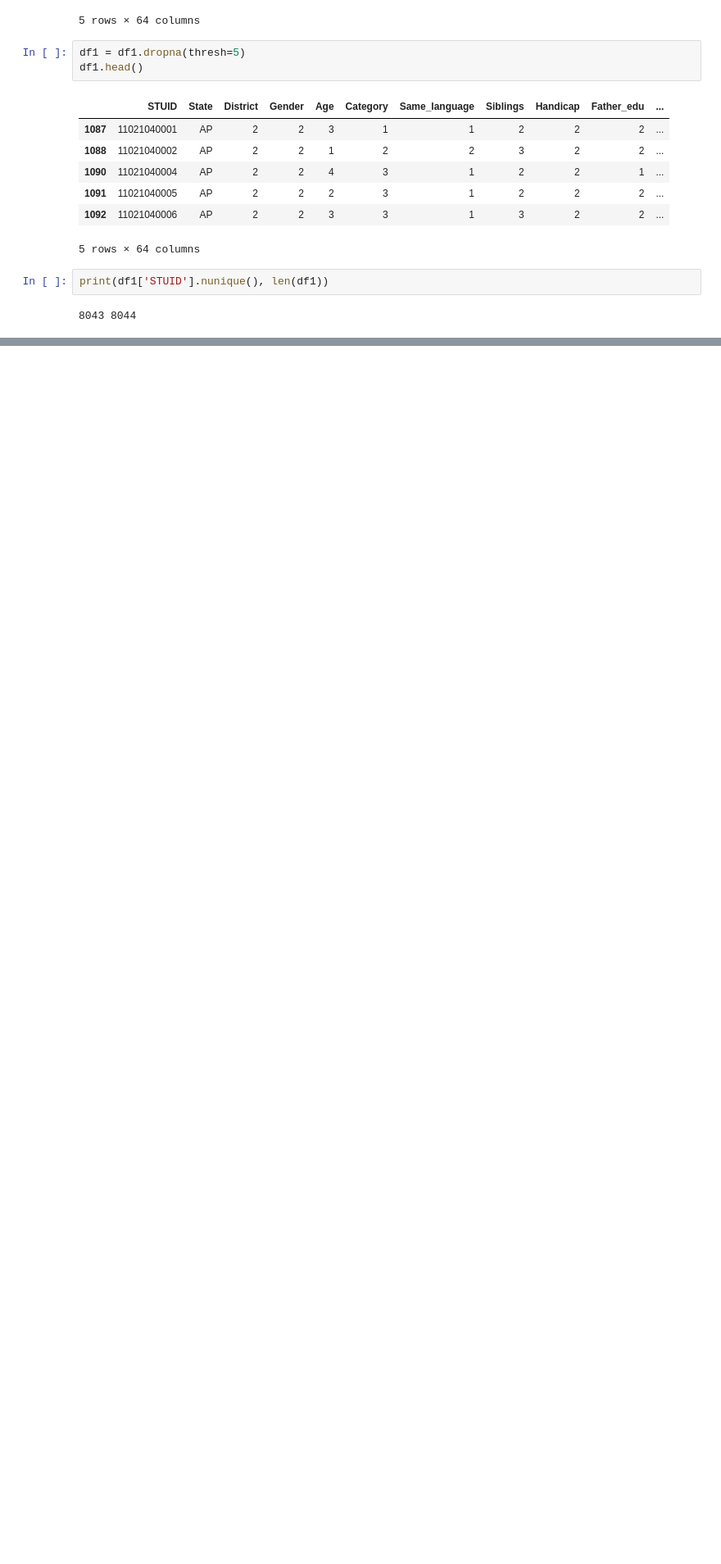
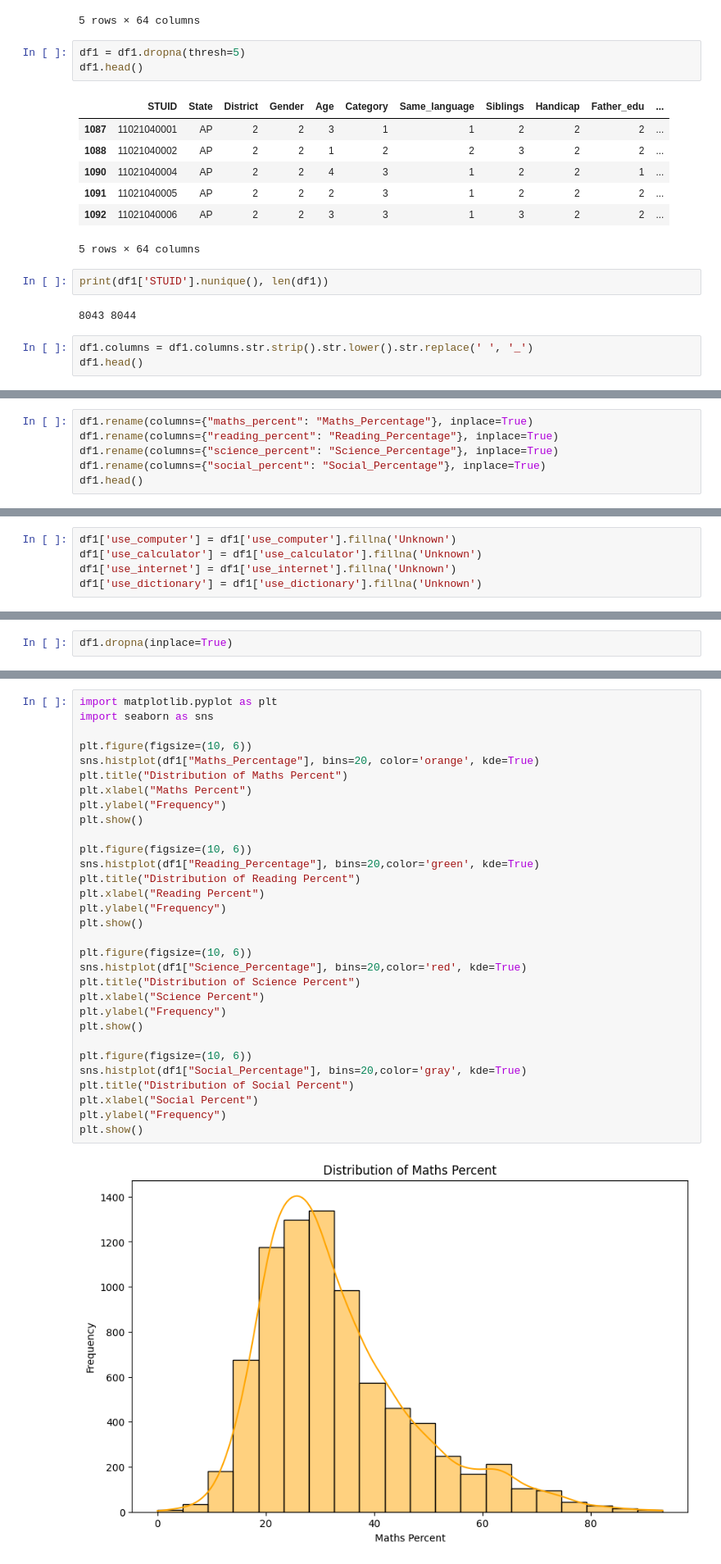
Before and after one commit to ChandanHegde07/Kruman-Projects, a Jupyter notebook: Phase1Student.ipynb, the cells around one changed output, grey strips where cells are left out. Shown at 82% size. Cells and saved outputs as stored; diff of their text form; blank space fills up the shorter version.

```diff
--- a/Phase1Student.ipynb
+++ b/Phase1Student.ipynb
@@ -102,3 +102,6 @@ df1.head()
 print(df1['STUID'].nunique(), len(df1))
 # %% [output]
 8043 8044
+# %%
+df1.columns = df1.columns.str.strip().str.lower().str.replace(' ', '_')
+df1.head()
@@ -104,0 +135,6 @@ print(df1['STUID'].nunique(), len(df1))
+# %%
+df1.rename(columns={"maths_percent": "Maths_Percentage"}, inplace=True)
+df1.rename(columns={"reading_percent": "Reading_Percentage"}, inplace=True)
+df1.rename(columns={"science_percent": "Science_Percentage"}, inplace=True)
+df1.rename(columns={"social_percent": "Social_Percentage"}, inplace=True)
+df1.head()
@@ -104,0 +153,5 @@ print(df1['STUID'].nunique(), len(df1))
+# %%
+df1['use_computer'] = df1['use_computer'].fillna('Unknown')
+df1['use_calculator'] = df1['use_calculator'].fillna('Unknown')
+df1['use_internet'] = df1['use_internet'].fillna('Unknown')
+df1['use_dictionary'] = df1['use_dictionary'].fillna('Unknown')
@@ -104,0 +204,2 @@ print(df1['STUID'].nunique(), len(df1))
+# %%
+df1.dropna(inplace=True)
@@ -104,0 +210,33 @@ print(df1['STUID'].nunique(), len(df1))
+# %%
+import matplotlib.pyplot as plt
+import seaborn as sns
+
+plt.figure(figsize=(10, 6))
+sns.histplot(df1["Maths_Percentage"], bins=20, color='orange', kde=True)
+plt.title("Distribution of Maths Percent")
+plt.xlabel("Maths Percent")
+plt.ylabel("Frequency")
+plt.show()
+
+plt.figure(figsize=(10, 6))
+sns.histplot(df1["Reading_Percentage"], bins=20,color='green', kde=True)
+plt.title("Distribution of Reading Percent")
+plt.xlabel("Reading Percent")
+plt.ylabel("Frequency")
+plt.show()
+
+plt.figure(figsize=(10, 6))
+sns.histplot(df1["Science_Percentage"], bins=20,color='red', kde=True)
+plt.title("Distribution of Science Percent")
+plt.xlabel("Science Percent")
+plt.ylabel("Frequency")
+plt.show()
+
+plt.figure(figsize=(10, 6))
+sns.histplot(df1["Social_Percentage"], bins=20,color='gray', kde=True)
+plt.title("Distribution of Social Percent")
+plt.xlabel("Social Percent")
+plt.ylabel("Frequency")
+plt.show()
+# %% [output]
+[figure, added]
```
Also changed, not shown: parts of 17 cells of this notebook, 1 other file.
